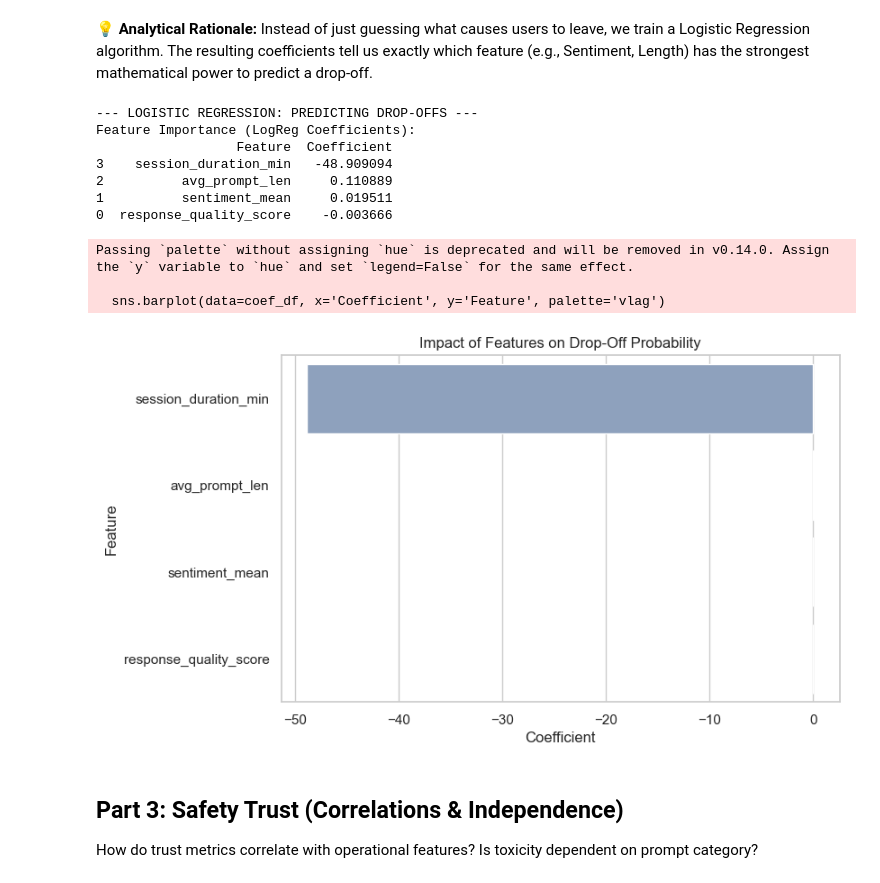
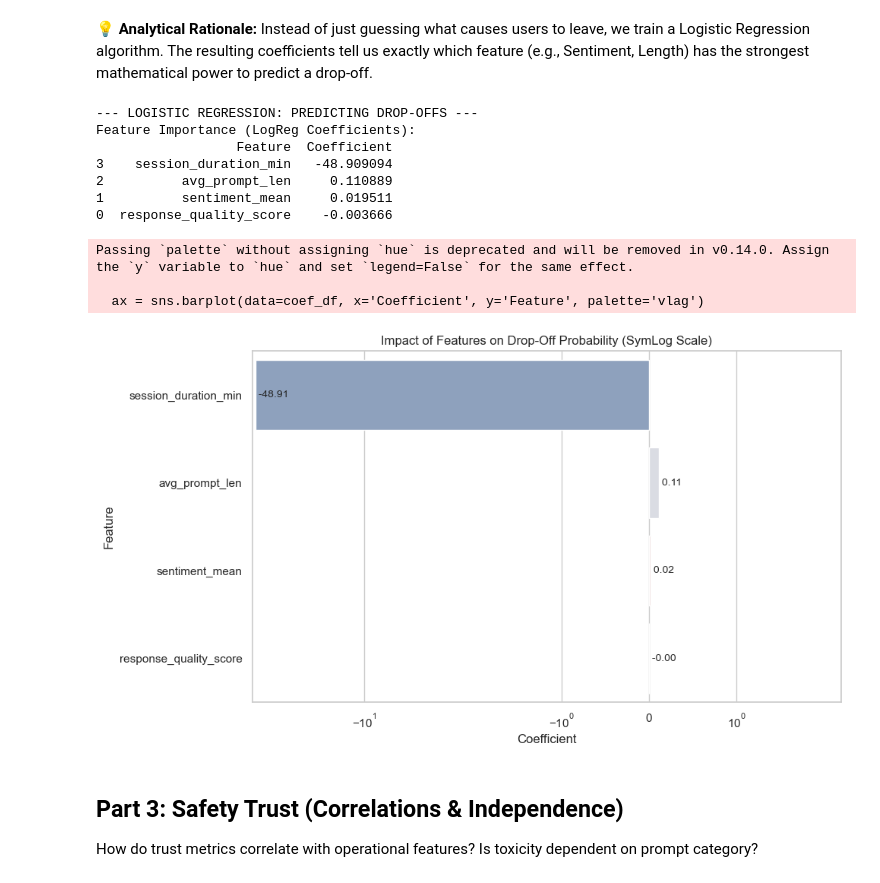
Before and after one commit to Taj-2005/SectionA_Group6_TransactIQ, a Jupyter notebook: notebooks/04_features/04_features.ipynb, the cells around one changed output. Saved outputs shown, nothing was run; the diff lists cells and outputs as text; code cells hidden in the pictures.

```diff
--- a/notebooks/04_features/04_features.ipynb
+++ b/notebooks/04_features/04_features.ipynb
@@ -150,38 +150,43 @@ if len(model_df) > 100:
 
     # Scale
     scaler = StandardScaler()
     X_scaled = scaler.fit_transform(X)
 
     # Train
     clf = LogisticRegression(class_weight='balanced', random_state=42)
     clf.fit(X_scaled, y)
 
     # Coefficients
     coef_df = pd.DataFrame({'Feature': features, 'Coefficient': clf.coef_[0]})
     coef_df['Absolute_Impact'] = coef_df['Coefficient'].abs()
     coef_df = coef_df.sort_values(by='Absolute_Impact', ascending=False)
 
     print("Feature Importance (LogReg Coefficients):")
     print(coef_df[['Feature', 'Coefficient']])
 
-    plt.figure(figsize=(8, 5))
-    sns.barplot(data=coef_df, x='Coefficient', y='Feature', palette='vlag')
-    plt.title('Impact of Features on Drop-Off Probability')
+    plt.figure(figsize=(10, 6))
+    ax = sns.barplot(data=coef_df, x='Coefficient', y='Feature', palette='vlag')
+    plt.xscale('symlog')
+
+    # Add numeric labels to bars
+    for i, v in enumerate(coef_df['Coefficient']):
+        ax.text(v, i, f' {v:.2f}', va='center', fontsize=10)
+    plt.title('Impact of Features on Drop-Off Probability (SymLog Scale)')
     plt.show()
 else:
     print("Not enough data to run Logistic Regression.")
 # %% [output]
 --- LOGISTIC REGRESSION: PREDICTING DROP-OFFS ---
 Feature Importance (LogReg Coefficients):
                   Feature  Coefficient
 3    session_duration_min   -48.909094
 2          avg_prompt_len     0.110889
 1          sentiment_mean     0.019511
 0  response_quality_score    -0.003666
 Passing `palette` without assigning `hue` is deprecated and will be removed in v0.14.0. Assign the `y` variable to `hue` and set `legend=False` for the same effect.
 
-  sns.barplot(data=coef_df, x='Coefficient', y='Feature', palette='vlag')
+  ax = sns.barplot(data=coef_df, x='Coefficient', y='Feature', palette='vlag')
-[figure, old version]
+[figure, new version]
 # %% [markdown]
 ## Part 3: Safety Trust (Correlations & Independence)
 
```
Also changed, not shown: 1 other file.
